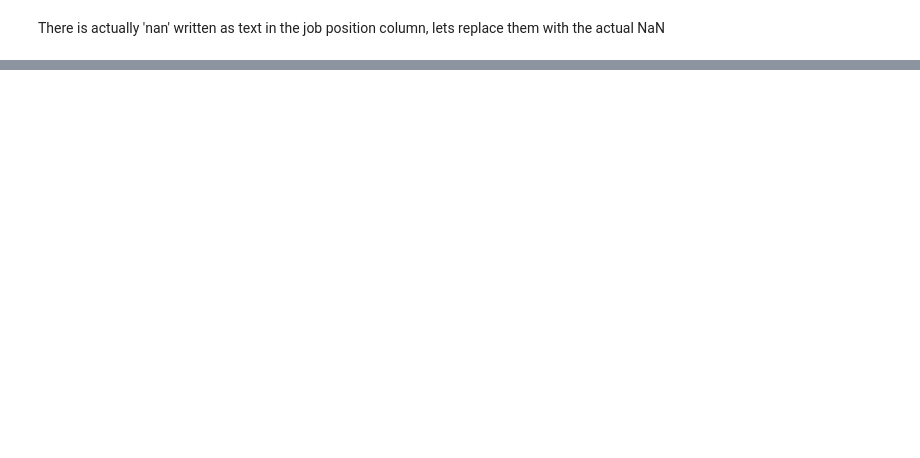
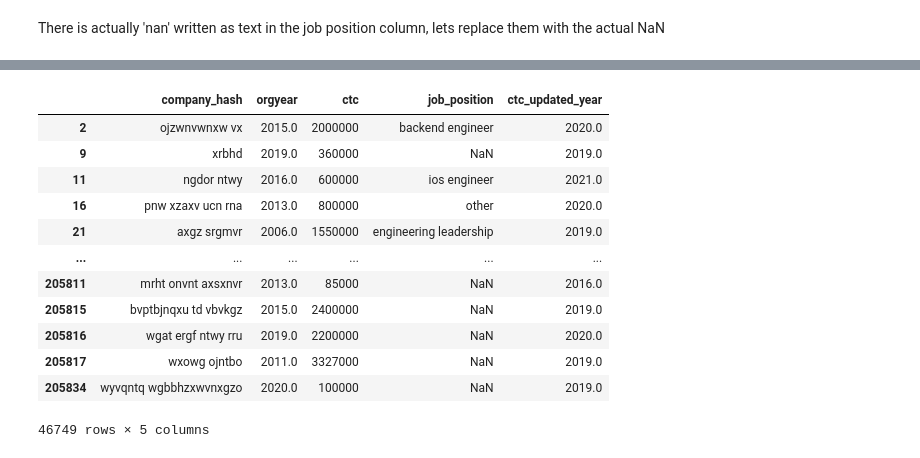
Before and after one commit to mayankbrn/9.12_Clustering_learners, a Jupyter notebook: Clustering_learners.ipynb, the cells around one changed output, grey strips where cells are left out. Cells and saved outputs as stored; diff of their text form; code cells hidden in the pictures; blank space fills up the shorter version.

Commit message:
added feature engineering and few more data cleaning aspects

```diff
--- a/Clustering_learners.ipynb
+++ b/Clustering_learners.ipynb
@@ -391,0 +438,16 @@ dtype: object
+# %%
+df[((df['company_hash'].map(df['company_hash'].value_counts())) <= 5)] # Dataframe with <=5 count
+# %% [output]
+|  | company_hash | orgyear | ctc | job_position | ctc_updated_year |
+| 2 | ojzwnvwnxw vx | 2015.0 | 2000000 | backend engineer | 2020.0 |
+| 9 | xrbhd | 2019.0 | 360000 | NaN | 2019.0 |
+| 11 | ngdor ntwy | 2016.0 | 600000 | ios engineer | 2021.0 |
+| 16 | pnw xzaxv ucn rna | 2013.0 | 800000 | other | 2020.0 |
+| 21 | axgz srgmvr | 2006.0 | 1550000 | engineering leadership | 2019.0 |
+| ... | ... | ... | ... | ... | ... |
+| 205811 | mrht onvnt axsxnvr | 2013.0 | 85000 | NaN | 2016.0 |
+| 205815 | bvptbjnqxu td vbvkgz | 2015.0 | 2400000 | NaN | 2019.0 |
+| 205816 | wgat ergf ntwy rru | 2019.0 | 2200000 | NaN | 2020.0 |
+| 205817 | wxowg ojntbo | 2011.0 | 3327000 | NaN | 2019.0 |
+| 205834 | wyvqntq wgbbhzxwvnxgzo | 2020.0 | 100000 | NaN | 2019.0 |
+46749 rows × 5 columns
```
Also changed, not shown: parts of 30 cells of this notebook.
